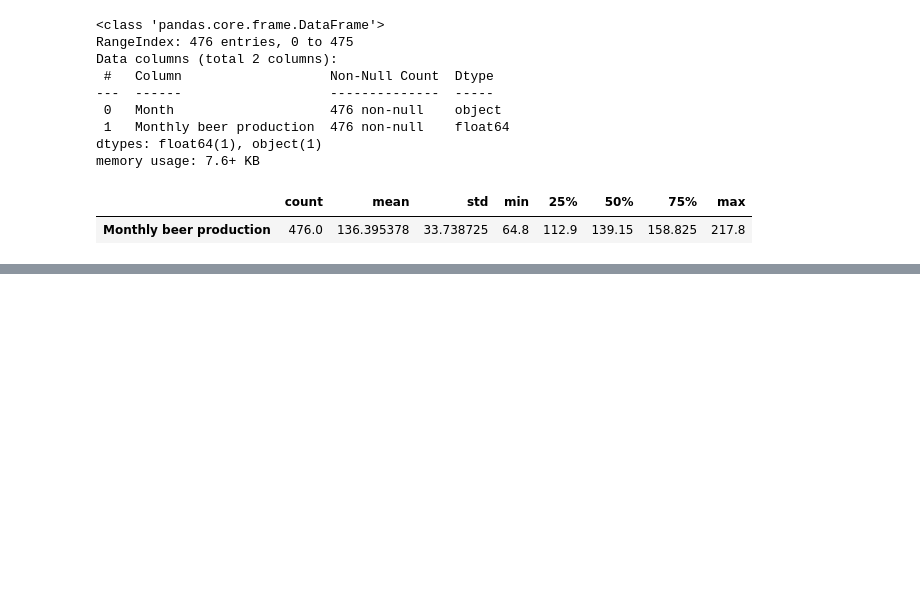
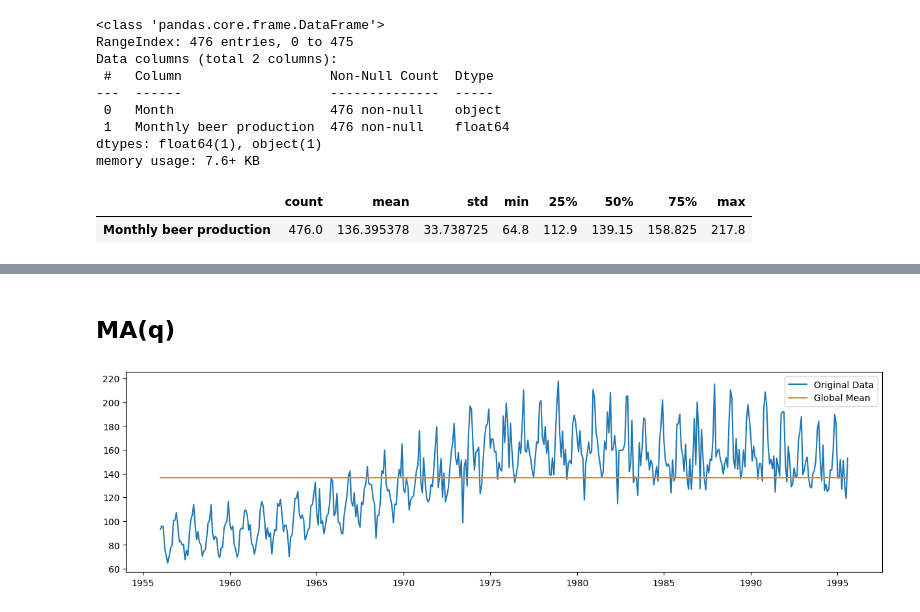
Before and after one commit to P-Drop/Electric_Power_Consumption, a Jupyter notebook: ts_beer_notebook.ipynb, the cells around one changed output, grey strips where cells are left out. Cells and saved outputs as stored; diff of their text form; code cells hidden in the pictures; blank space fills up the shorter version.

```diff
--- a/ts_beer_notebook.ipynb
+++ b/ts_beer_notebook.ipynb
@@ -68,0 +122,5 @@ df.set_index('Month').plot();
+# %%
+df["lag_1"] = df['Monthly beer production'].shift(1)
+df["lag_2"] = df['Monthly beer production'].shift(2)
+df["lag_3"] = df['Monthly beer production'].shift(3)
+df
@@ -68,0 +141,18 @@ df.set_index('Month').plot();
+# %% [markdown]
+## MA(q)
+# %%
+df['mean'] = df['Monthly beer production'].mean()
+# %%
+fig = plt.figure(figsize=(15, 4))
+ax = fig.add_subplot()
+
+x = df['Month']
+y = df['Monthly beer production']
+y_mean = df['mean']
+
+ax.plot(x, y, label='Original Data')
+ax.plot(x, y_mean, label='Global Mean')
+
+plt.legend();
+# %% [output]
+[figure, added]
```
Also changed, not shown: parts of 53 cells of this notebook.
